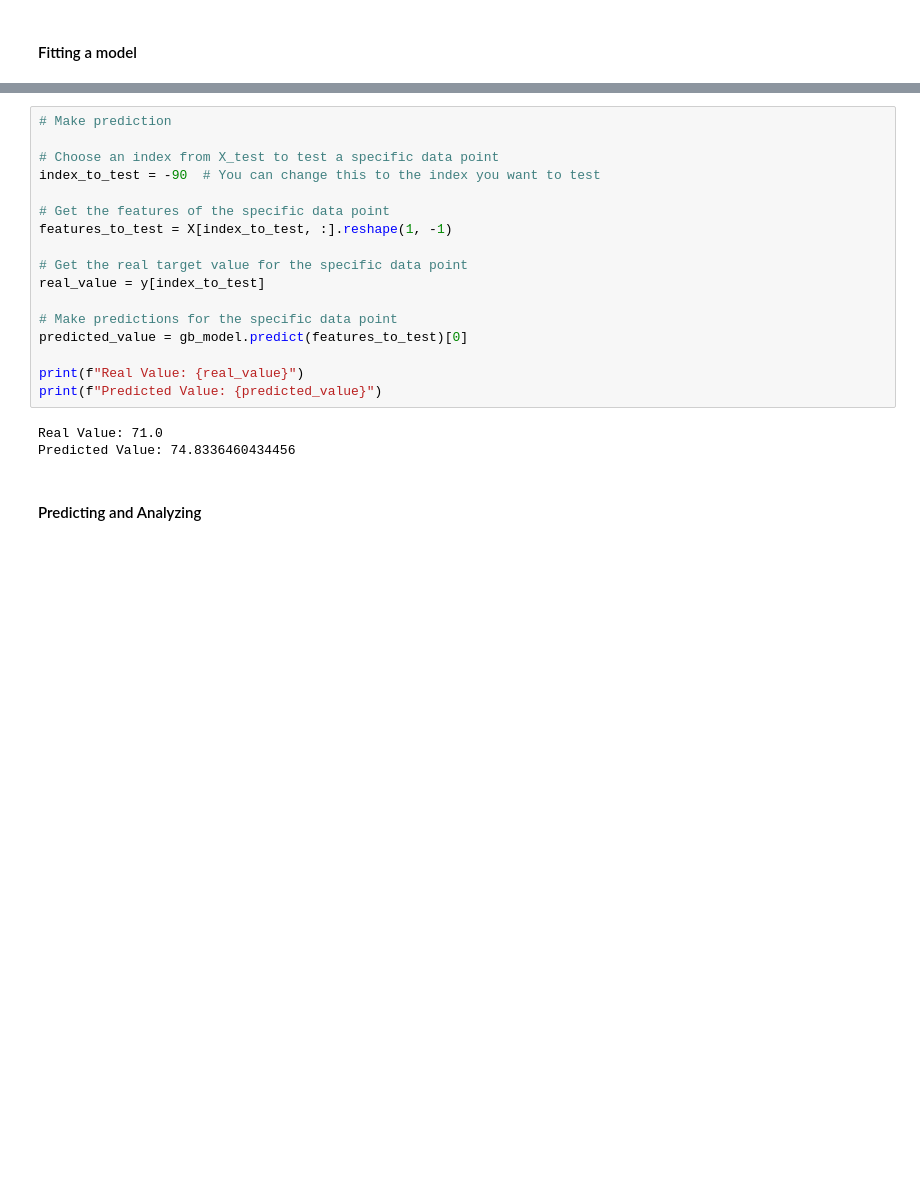
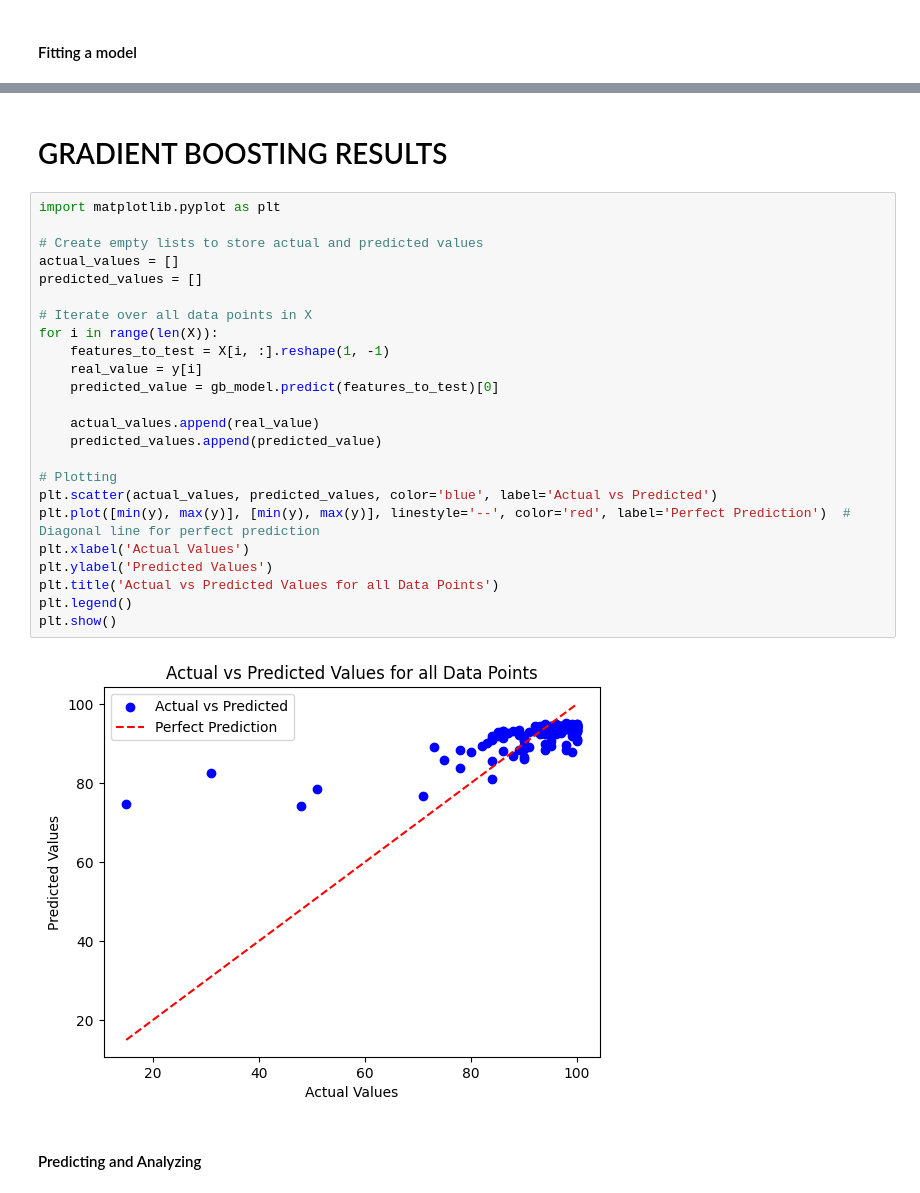
Before and after one commit to nusret35/cs412-project, a Jupyter notebook: cs412_code_base.ipynb, the cells around one changed output, grey strips where cells are left out. Drawn from its saved outputs; the diff is of its cells as text; blank space fills up the shorter version.

```diff
--- a/cs412_code_base.ipynb
+++ b/cs412_code_base.ipynb
@@ -1036,22 +1071,30 @@ TypeError: Cannot clone object '<keras.src.engine.sequential.Sequential object a
-# %%
-# Make prediction
-
-# Choose an index from X_test to test a specific data point
-index_to_test = -90  # You can change this to the index you want to test
-
-# Get the features of the specific data point
-features_to_test = X[index_to_test, :].reshape(1, -1)
-
-# Get the real target value for the specific data point
-real_value = y[index_to_test]
-
-# Make predictions for the specific data point
-predicted_value = gb_model.predict(features_to_test)[0]
-
-print(f"Real Value: {real_value}")
-print(f"Predicted Value: {predicted_value}")
-# %% [output]
-Real Value: 71.0
-Predicted Value: 74.8336460434456
+# %% [markdown]
+# GRADIENT BOOSTING RESULTS
+# %%
+import matplotlib.pyplot as plt
+
+# Create empty lists to store actual and predicted values
+actual_values = []
+predicted_values = []
+
+# Iterate over all data points in X
+for i in range(len(X)):
+    features_to_test = X[i, :].reshape(1, -1)
+    real_value = y[i]
+    predicted_value = gb_model.predict(features_to_test)[0]
+
+    actual_values.append(real_value)
+    predicted_values.append(predicted_value)
+
+# Plotting
+plt.scatter(actual_values, predicted_values, color='blue', label='Actual vs Predicted')
+plt.plot([min(y), max(y)], [min(y), max(y)], linestyle='--', color='red', label='Perfect Prediction')  # Diagonal line for perfect prediction
+plt.xlabel('Actual Values')
+plt.ylabel('Predicted Values')
+plt.title('Actual vs Predicted Values for all Data Points')
+plt.legend()
+plt.show()
+# %% [output]
+[figure, added]
 # %% [markdown]
 #### Predicting and Analyzing
```
Also changed, not shown: parts of 23 cells of this notebook.
